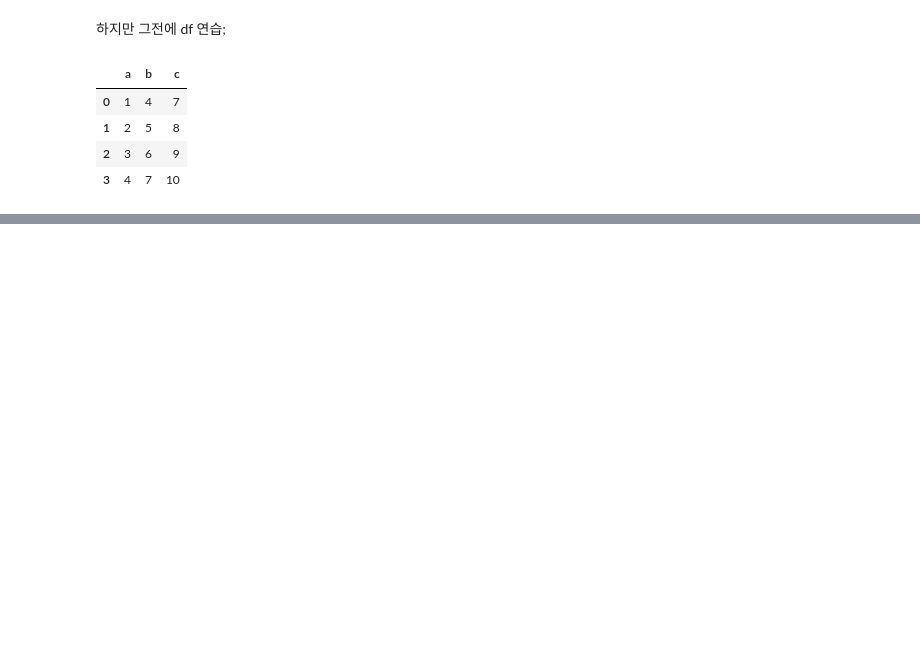
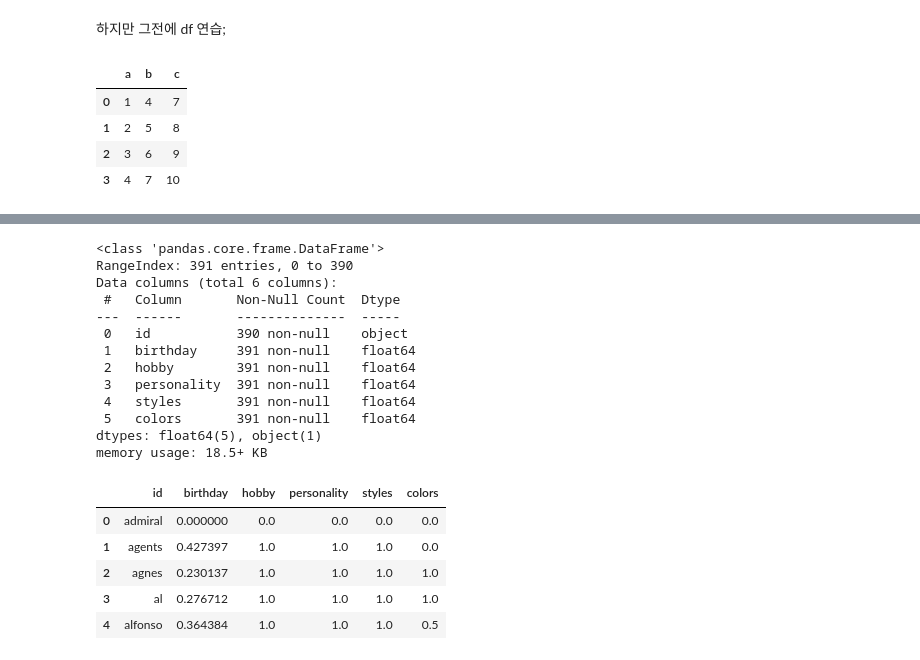
Before and after one commit to 200oki/200ok, a Jupyter notebook: da/similarity-experimental.ipynb, the cells around one changed output, grey strips where cells are left out. Saved outputs shown, nothing was run; the diff lists cells and outputs as text; code cells hidden in the pictures; blank space fills up the shorter version.

```diff
--- a/da/similarity-experimental.ipynb
+++ b/da/similarity-experimental.ipynb
@@ -349,0 +375,23 @@ df
+# %%
+vectors.info()
+vectors.head()
+# %% [output]
+<class 'pandas.core.frame.DataFrame'>
+RangeIndex: 391 entries, 0 to 390
+Data columns (total 6 columns):
+ #   Column       Non-Null Count  Dtype
+---  ------       --------------  -----
+ 0   id           390 non-null    object
+ 1   birthday     391 non-null    float64
+ 2   hobby        391 non-null    float64
+ 3   personality  391 non-null    float64
+ 4   styles       391 non-null    float64
+ 5   colors       391 non-null    float64
+dtypes: float64(5), object(1)
+memory usage: 18.5+ KB
+|  | id | birthday | hobby | personality | styles | colors |
+| 0 | admiral | 0.000000 | 0.0 | 0.0 | 0.0 | 0.0 |
+| 1 | agents | 0.427397 | 1.0 | 1.0 | 1.0 | 0.0 |
+| 2 | agnes | 0.230137 | 1.0 | 1.0 | 1.0 | 1.0 |
+| 3 | al | 0.276712 | 1.0 | 1.0 | 1.0 | 1.0 |
+| 4 | alfonso | 0.364384 | 1.0 | 1.0 | 1.0 | 0.5 |
```
Also changed, not shown: parts of 15 cells of this notebook.
